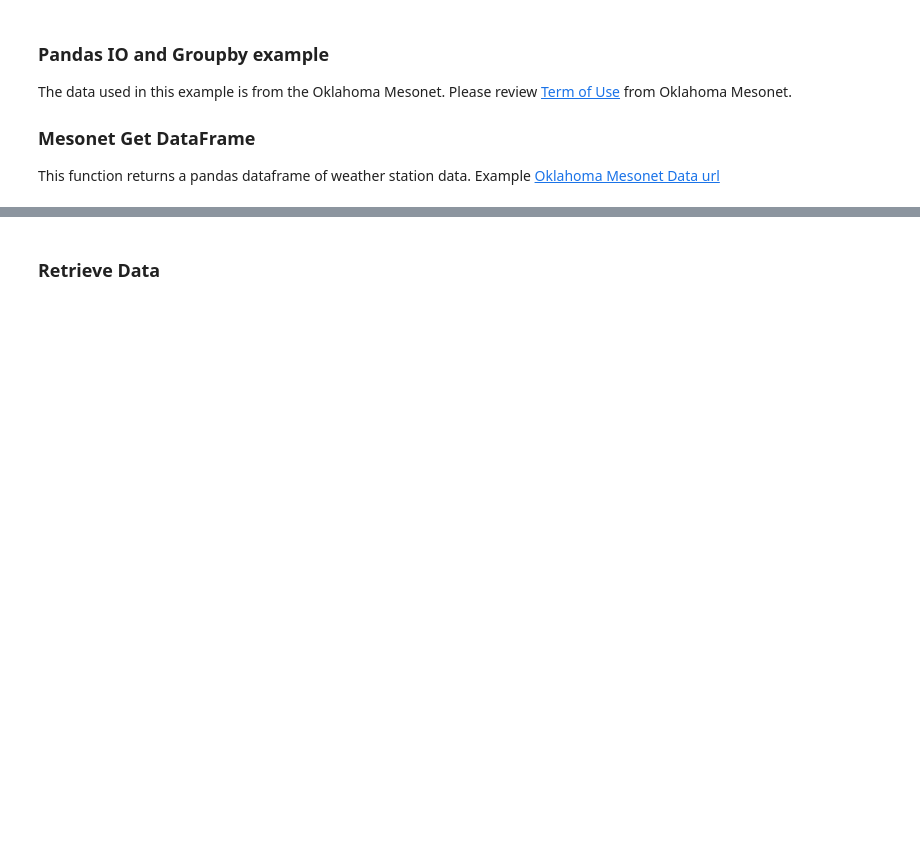
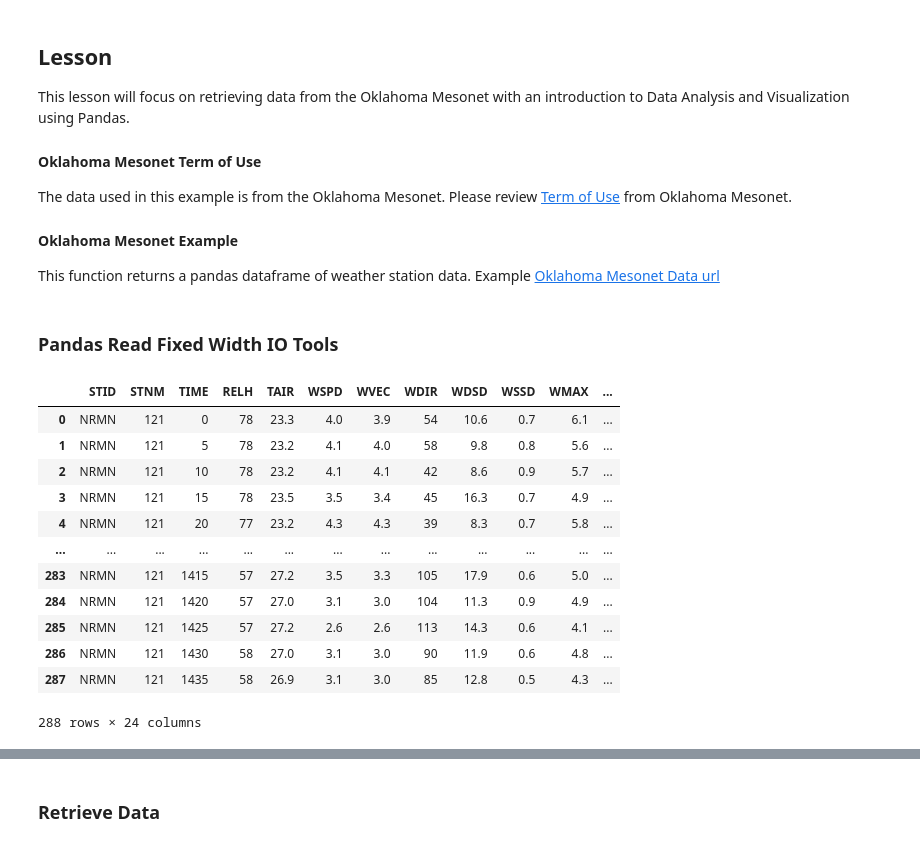
Before and after one commit to ouinformatics/swc_python_pandas, a Jupyter notebook: pandas_mesonet_tutorial.ipynb, the cells around one changed output, grey strips where cells are left out. Saved outputs shown, nothing was run; the diff lists cells and outputs as text; code cells hidden in the pictures; blank space fills up the shorter version.

```diff
--- a/pandas_mesonet_tutorial.ipynb
+++ b/pandas_mesonet_tutorial.ipynb
@@ -1,8 +28,35 @@
 # %% [markdown]
-### Pandas IO and Groupby example
+## Lesson
+This lesson will focus on retrieving data from the Oklahoma Mesonet with an introduction to Data Analysis and Visualization using Pandas.
+
+#### Oklahoma Mesonet Term of Use
 
 The data used in this example is from the Oklahoma Mesonet. Please review [Term of Use](https://www.mesonet.org/index.php/site/about/terms_of_use) from Oklahoma Mesonet.
 
-### Mesonet Get DataFrame
+#### Oklahoma Mesonet Example
 
 This function returns a pandas dataframe of weather station data. Example [Oklahoma Mesonet Data url](http://www.mesonet.org/index.php/dataMdfMts/dataController/getFile/20140801nrmn/mts/TEXT/)
+# %% [markdown]
+### Pandas Read Fixed Width IO Tools
+# %%
+from pandas import read_fwf
+#Example url for data
+url = "http://www.mesonet.org/index.php/dataMdfMts/dataController/getFile/20140801nrmn/mts/TEXT/"
+
+read_fwf(url,skiprows=2,skipfooter=1,
+         widths=[5,6,6,7,7,7,7,6,7,7,7,8,9,6,7,7,7,7,7,7,7,8,8,8],
+         na_values=['-999','-998','-997','-996','-995'])
+# %% [output]
+|  | STID | STNM | TIME | RELH | TAIR | WSPD | WVEC | WDIR | WDSD | WSSD | WMAX | ... |
+| 0 | NRMN | 121 | 0 | 78 | 23.3 | 4.0 | 3.9 | 54 | 10.6 | 0.7 | 6.1 | ... |
+| 1 | NRMN | 121 | 5 | 78 | 23.2 | 4.1 | 4.0 | 58 | 9.8 | 0.8 | 5.6 | ... |
+| 2 | NRMN | 121 | 10 | 78 | 23.2 | 4.1 | 4.1 | 42 | 8.6 | 0.9 | 5.7 | ... |
+| 3 | NRMN | 121 | 15 | 78 | 23.5 | 3.5 | 3.4 | 45 | 16.3 | 0.7 | 4.9 | ... |
+| 4 | NRMN | 121 | 20 | 77 | 23.2 | 4.3 | 4.3 | 39 | 8.3 | 0.7 | 5.8 | ... |
+| ... | ... | ... | ... | ... | ... | ... | ... | ... | ... | ... | ... | ... |
+| 283 | NRMN | 121 | 1415 | 57 | 27.2 | 3.5 | 3.3 | 105 | 17.9 | 0.6 | 5.0 | ... |
+| 284 | NRMN | 121 | 1420 | 57 | 27.0 | 3.1 | 3.0 | 104 | 11.3 | 0.9 | 4.9 | ... |
+| 285 | NRMN | 121 | 1425 | 57 | 27.2 | 2.6 | 2.6 | 113 | 14.3 | 0.6 | 4.1 | ... |
+| 286 | NRMN | 121 | 1430 | 58 | 27.0 | 3.1 | 3.0 | 90 | 11.9 | 0.6 | 4.8 | ... |
+| 287 | NRMN | 121 | 1435 | 58 | 26.9 | 3.1 | 3.0 | 85 | 12.8 | 0.5 | 4.3 | ... |
+288 rows × 24 columns
```
Also changed, not shown: parts of 25 cells of this notebook, 1 other file.
